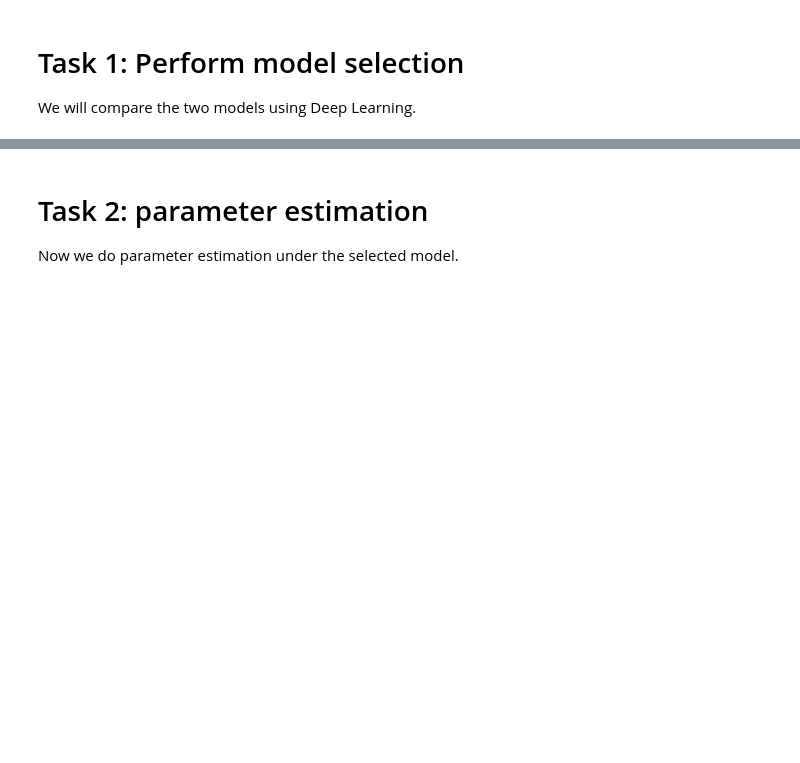
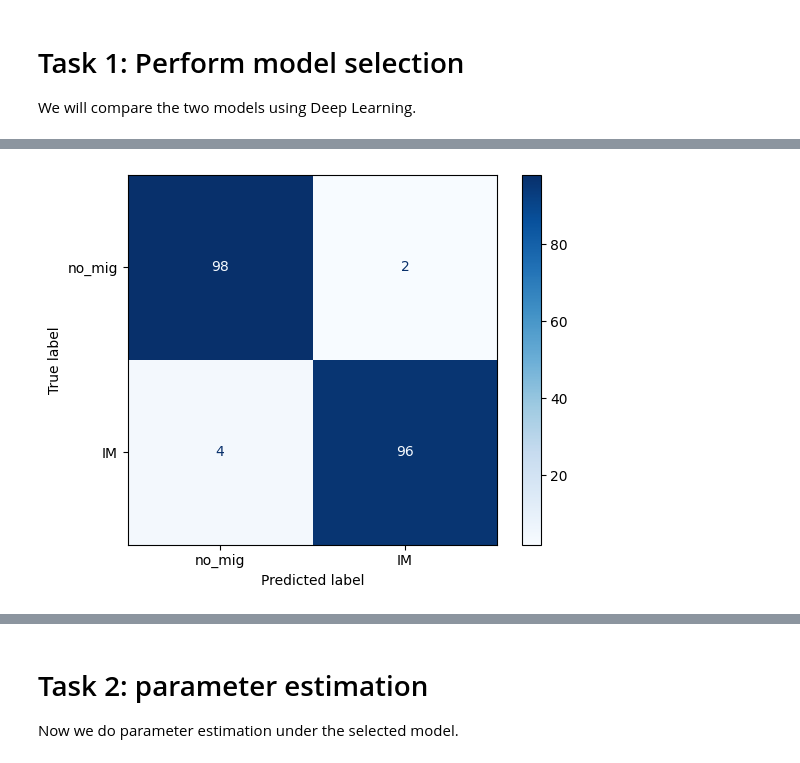
Before and after one commit to manolofperez/Physalia_MLPopGen, a Jupyter notebook: 2026/Day2/Notebooks/Practical_MLsummStats.ipynb, the cells around one changed output, grey strips where cells are left out. Drawn from its saved outputs; the diff is of its cells as text; code cells hidden in the pictures; blank space fills up the shorter version.

```diff
--- a/2026/Day2/Notebooks/Practical_MLsummStats.ipynb
+++ b/2026/Day2/Notebooks/Practical_MLsummStats.ipynb
@@ -124,6 +170,7 @@ x=np.concatenate((SuSt_nomig,SuSt_im),axis=0)
 y=[0 for i in range(len(SuSt_nomig))]
 y.extend([1 for i in range(len(SuSt_im))])
 y = np.array(y)
+y = np.eye(2)[y]
 
 #Standardization of the input features with a standard scaler. This is important when working with features tht have different scales.
 # The standard score of a sample x is calculated as: z = (x - u) / s
@@ -207,15 +291,15 @@ y_test = np.array(y_test)
 #Standardization of the input features with a standard scaler. This is important when working with features tht have different scales.
 # The standard score of a sample x is calculated as: z = (x - u) / s
 #where u is the mean of the training samples and s is the standard deviation of the training samples.
-scale = StandardScaler()
-SuSt_test = scale.fit_transform(x_test)
+SuSt_test = scale.transform(x_test)
 # %%
 # Predict with the trained model and export a confusion matrix.
-pred = model.predict(SuSt_test)
+pred = estimator.predict(SuSt_test)
 pred_cat = [i.argmax() for i in pred]
-cm=confusion_matrix(ytest, pred_cat)
+cm=confusion_matrix(y_test, pred_cat)
 scenarios = ['no_mig', 'IM']
 disp = ConfusionMatrixDisplay(confusion_matrix=cm, display_labels=scenarios)
 
 disp.plot(cmap=plt.cm.Blues)
 plt.show()
+# %% [output]
@@ -222,3 +307,4 @@ plt.show()
+[figure, added]
 # %%
 # Now predict the best model for the empirical dataset.
 pred = estimator.predict(emp)
```
Also changed, not shown: parts of 23 cells of this notebook.
